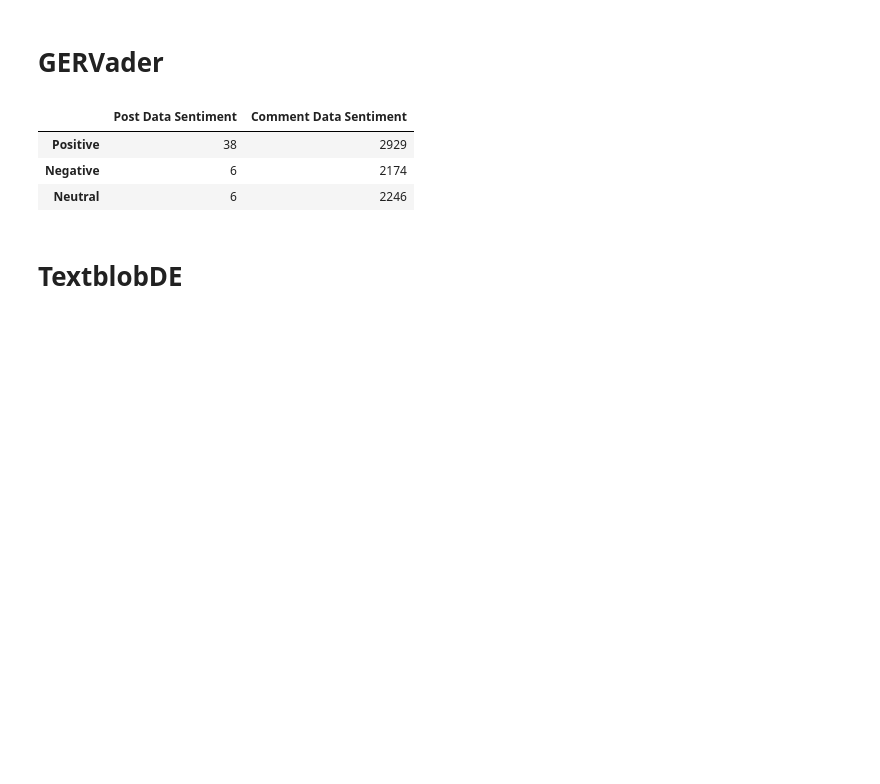
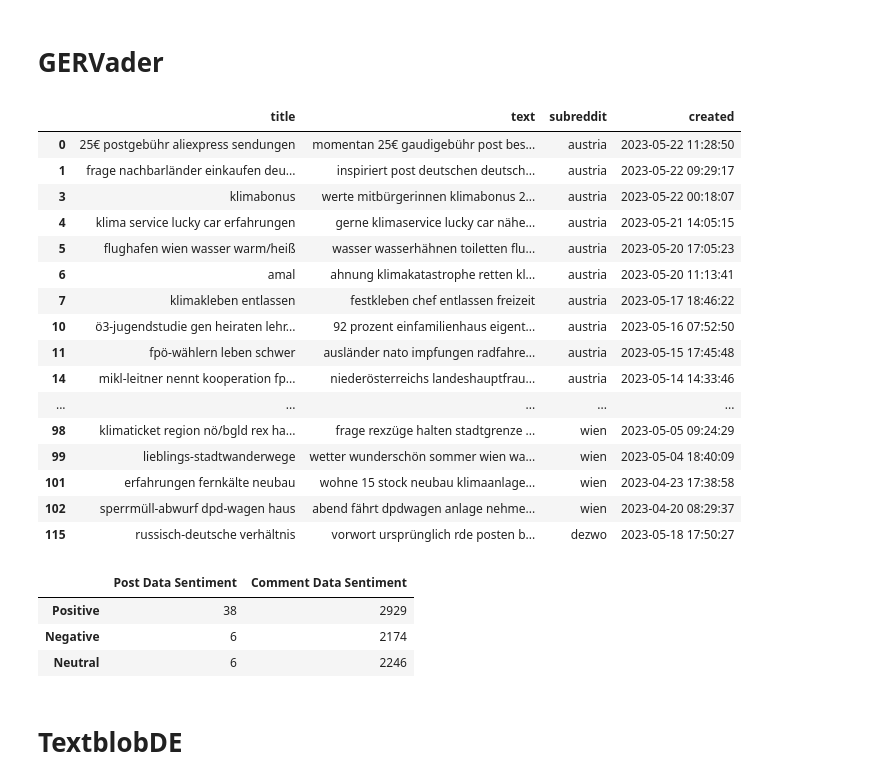
Before and after one commit to yarynakorduba/smt, a Jupyter notebook: reddit_sentiment_analysis.ipynb, the cells around one changed output. Saved outputs shown, nothing was run; the diff lists cells and outputs as text; code cells hidden in the pictures; blank space fills up the shorter version.

Commit message:
Adapted Model for Plain Text

```diff
--- a/reddit_sentiment_analysis.ipynb
+++ b/reddit_sentiment_analysis.ipynb
@@ -33,7 +33,26 @@ from sklearn.decomposition import LatentDirichletAllocation as LDA
 # %%
 pd.set_option('display.max_colwidth', None)
 post_data = pd.read_feather('reddit_res/posts.ftr')
 comment_data = pd.read_feather('reddit_res/comments.ftr')
+post_data
+# %% [output]
+|  | title | text | subreddit | created |
+| 0 | 25€ postgebühr aliexpress sendungen | momentan 25€ gaudigebühr post bes... | austria | 2023-05-22 11:28:50 |
+| 1 | frage nachbarländer einkaufen deu... | inspiriert post deutschen deutsch... | austria | 2023-05-22 09:29:17 |
+| 3 | klimabonus | werte mitbürgerinnen klimabonus 2... | austria | 2023-05-22 00:18:07 |
+| 4 | klima service lucky car erfahrungen | gerne klimaservice lucky car nähe... | austria | 2023-05-21 14:05:15 |
+| 5 | flughafen wien wasser warm/heiß | wasser wasserhähnen toiletten flu... | austria | 2023-05-20 17:05:23 |
+| 6 | amal | ahnung klimakatastrophe retten kl... | austria | 2023-05-20 11:13:41 |
+| 7 | klimakleben entlassen | festkleben chef entlassen freizeit | austria | 2023-05-17 18:46:22 |
+| 10 | ö3-jugendstudie gen heiraten lehr... | 92 prozent einfamilienhaus eigent... | austria | 2023-05-16 07:52:50 |
+| 11 | fpö-wählern leben schwer | ausländer nato impfungen radfahre... | austria | 2023-05-15 17:45:48 |
+| 14 | mikl-leitner nennt kooperation fp... | niederösterreichs landeshauptfrau... | austria | 2023-05-14 14:33:46 |
+| ... | ... | ... | ... | ... |
+| 98 | klimaticket region nö/bgld rex ha... | frage rexzüge halten stadtgrenze ... | wien | 2023-05-05 09:24:29 |
+| 99 | lieblings-stadtwanderwege | wetter wunderschön sommer wien wa... | wien | 2023-05-04 18:40:09 |
+| 101 | erfahrungen fernkälte neubau | wohne 15 stock neubau klimaanlage... | wien | 2023-04-23 17:38:58 |
+| 102 | sperrmüll-abwurf dpd-wagen haus | abend fährt dpdwagen anlage nehme... | wien | 2023-04-20 08:29:37 |
+| 115 | russisch-deutsche verhältnis | vorwort ursprünglich rde posten b... | dezwo | 2023-05-18 17:50:27 |
 # %%
 def perform_sentiment_analysis_vader(data):
     data_temp = data.copy()
```
Also changed, not shown: parts of 13 cells of this notebook, 2 other files.
